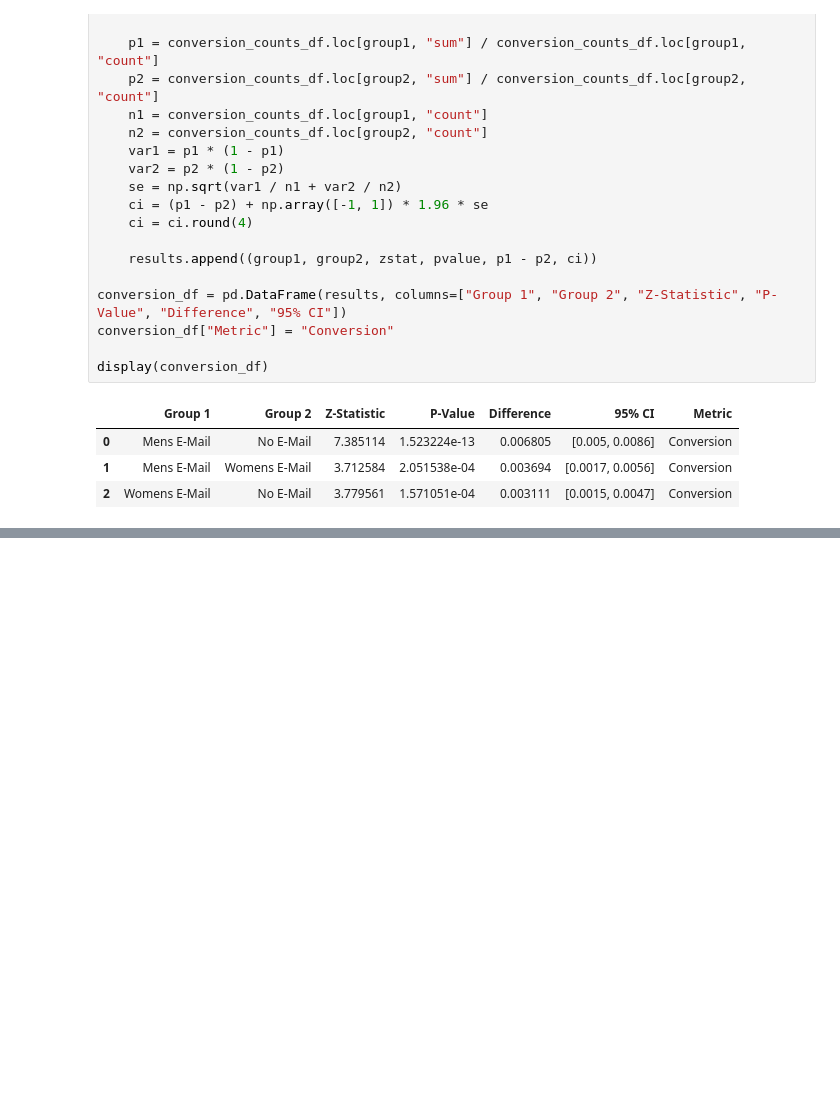
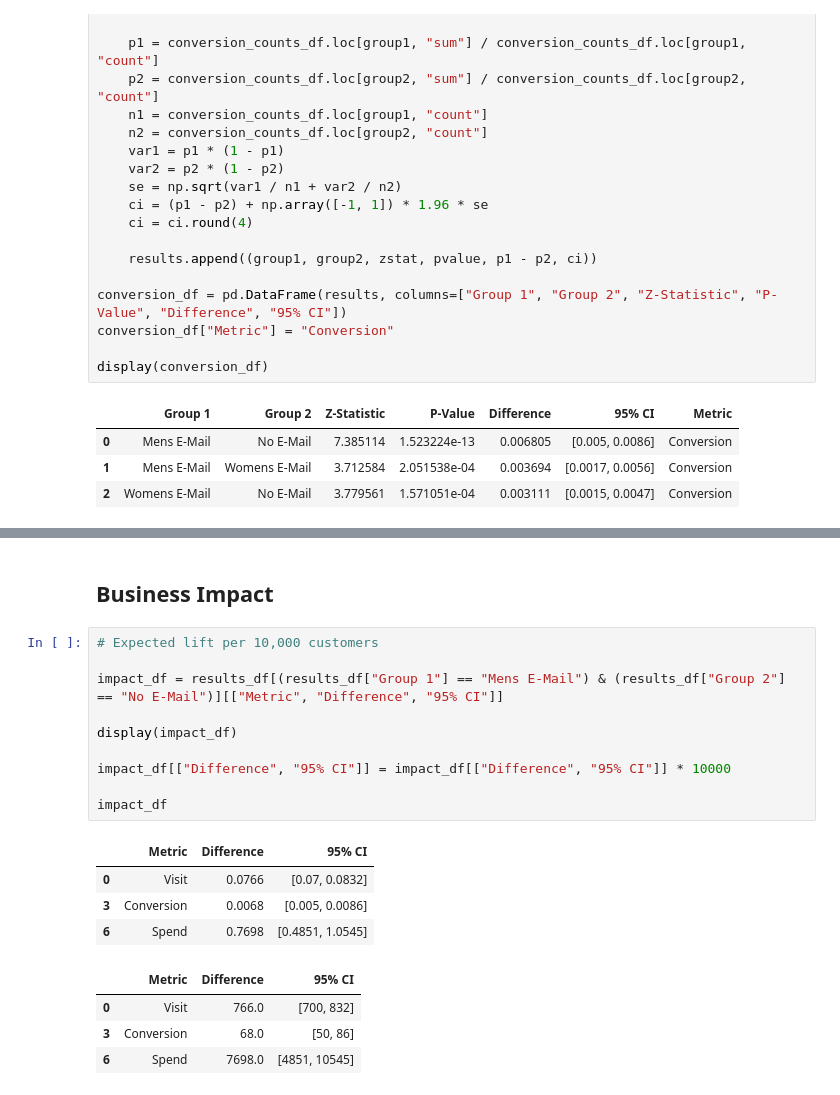
Before and after one commit to dpolioudakis/ab-testing-causal-inference, a Jupyter notebook: notebooks/02_hypothesis_testing.ipynb, the cells around one changed output, grey strips where cells are left out. Drawn from its saved outputs; the diff is of its cells as text; blank space fills up the shorter version.

```diff
--- a/notebooks/02_hypothesis_testing.ipynb
+++ b/notebooks/02_hypothesis_testing.ipynb
@@ -190,3 +194,24 @@ np.float64(243.6604899999983)
 | 0 | Mens E-Mail | No E-Mail | 5.7582 | 8.57e-09 | 0.6592 | [0.4348, 0.8835] |
 | 1 | Mens E-Mail | Womens E-Mail | 2.1672 | 3.02e-02 | 0.2762 | [0.0264, 0.5261] |
 | 2 | Womens E-Mail | No E-Mail | 3.6201 | 2.95e-04 | 0.3829 | [0.1756, 0.5902] |
+# %% [markdown]
+## Business Impact
+# %%
+# Expected lift per 10,000 customers
+
+impact_df = results_df[(results_df["Group 1"] == "Mens E-Mail") & (results_df["Group 2"] == "No E-Mail")][["Metric", "Difference", "95% CI"]]
+
+display(impact_df)
+
+impact_df[["Difference", "95% CI"]] = impact_df[["Difference", "95% CI"]] * 10000
+
+impact_df
+# %% [output]
+|  | Metric | Difference | 95% CI |
+| 0 | Visit | 0.0766 | [0.07, 0.0832] |
+| 3 | Conversion | 0.0068 | [0.005, 0.0086] |
+| 6 | Spend | 0.7698 | [0.4851, 1.0545] |
+|  | Metric | Difference | 95% CI |
+| 0 | Visit | 766.0 | [700, 832] |
+| 3 | Conversion | 68.0 | [50, 86] |
+| 6 | Spend | 7698.0 | [4851, 10545] |
```
Also changed, not shown: parts of 11 cells of this notebook.
